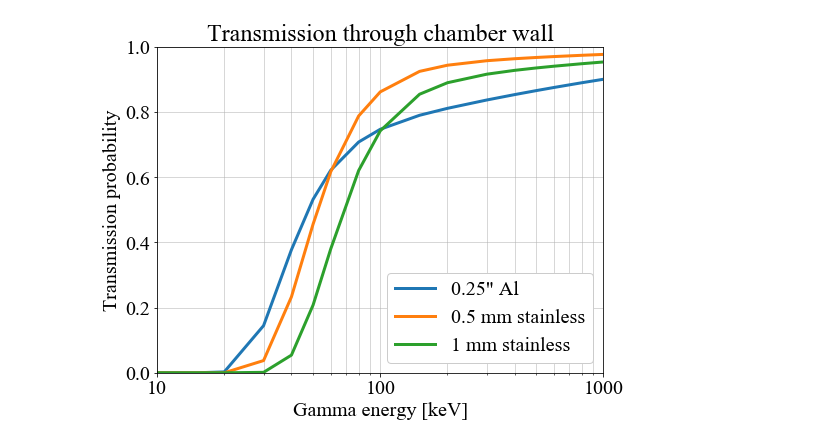
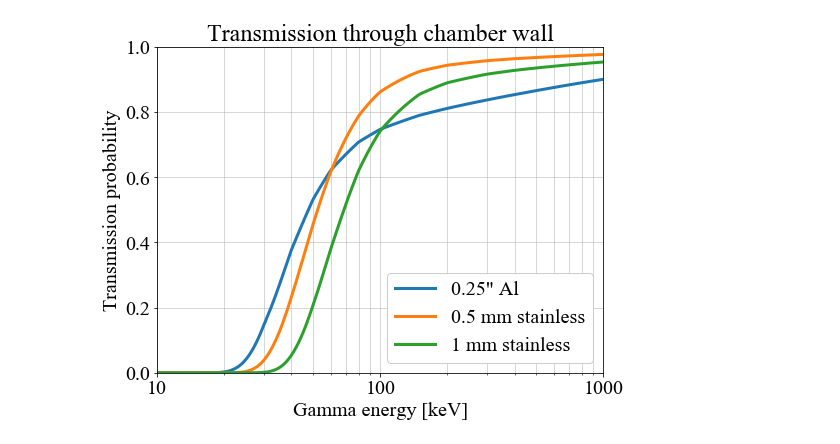
Before and after one commit to bglenardo/Cs136Measurements, a Jupyter notebook: August2022RunPrep/Gamma attenuation.ipynb, the cells around one changed output. Drawn from its saved outputs; the diff is of its cells as text; code cells hidden in the pictures.

Commit message:
Updates to gamma attenuation notebook.

```diff
--- a/August2022RunPrep/Gamma attenuation.ipynb
+++ b/August2022RunPrep/Gamma attenuation.ipynb
@@ -96,10 +137,10 @@ dens_al = 2.7 # g/cm^3
 dens_stainless = 8.03 # g/cm^3
 
 ### Compute transmission probability for 0.25" thick aluminum
-al_atten = 1. / (dens_al * alum[:,1])
+al_atten = 1. / (dens_al * alum(E))
 dist = 0.25 * 2.54
 transmission_prob = np.exp( -dist / al_atten )
-plt.plot( alum[:,0], transmission_prob, \
+plt.plot( E, transmission_prob, \
          linewidth=3, label='0.25\" Al')
 plt.xscale('log')
 #plt.yscale('log')
@@ -112,39 +153,39 @@ plt.xlabel('Gamma energy [MeV]')
 
 
 ### Compute transmission probability for 1mm and 2mm thick stainless steel
-ss_atten = 1. / (dens_stainless * iron[:,1])
+ss_atten = 1. / (dens_stainless * iron(E))
 dist = 0.05
 transmission_prob = np.exp( -dist / ss_atten )
-plt.plot( iron[:,0], transmission_prob, \
+plt.plot( E, transmission_prob, \
          linewidth=3, label='0.5 mm stainless')
 plt.xscale('log')
 #plt.yscale('log')
 plt.ylim(0.,1.)
 plt.xlim(1.e-2, 10.)
 plt.grid(which='both',linewidth=0.5)
 plt.ylabel('Transmission probability')
 plt.xlabel('Gamma energy [MeV]')
 
 
 
-ss_atten = 1. / (dens_stainless * iron[:,1])
+ss_atten = 1. / (dens_stainless * iron(E))
 dist = 0.1
 transmission_prob = np.exp( -dist / ss_atten )
-plt.plot( iron[:,0], transmission_prob, \
+plt.plot( E, transmission_prob, \
          linewidth=3, label='1 mm stainless')
 plt.xscale('log')
 #plt.yscale('log')
 plt.ylim(0.,1.)
 plt.xlim(1.e-2, 1.)
 plt.grid(which='both',linewidth=0.5)
 plt.ylabel('Transmission probability')
 plt.xlabel('Gamma energy [keV]')
 plt.xticks([0.01,0.1,1.],['10','100','1000'])
 #plt.xticklabels(['0.01','0.1','1','10'])
 plt.legend( framealpha=1. )
 
 plt.title('Transmission through chamber wall')
 
 plt.savefig('transmission_through_chamber_wall.png',dpi=200,bbox_inches='tight')
 # %% [output]
-[figure, old version]
+[figure, new version]
```
Also changed, not shown: parts of 6 cells of this notebook, 5 other files.
